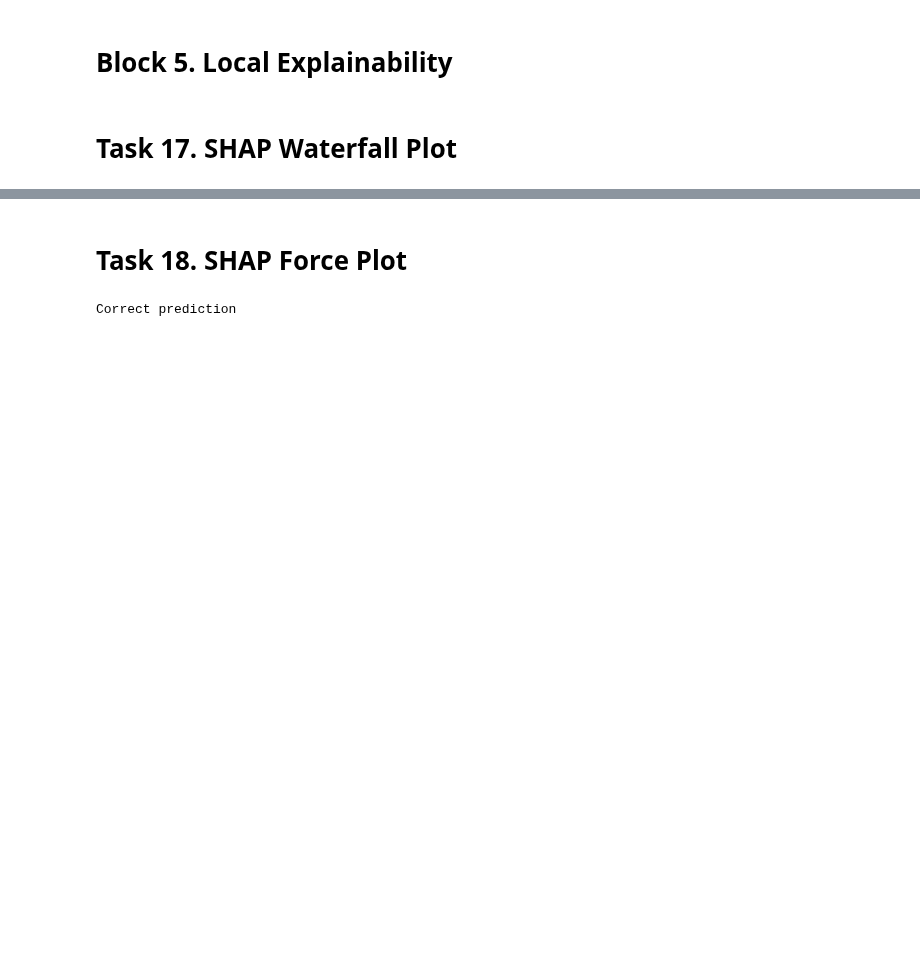
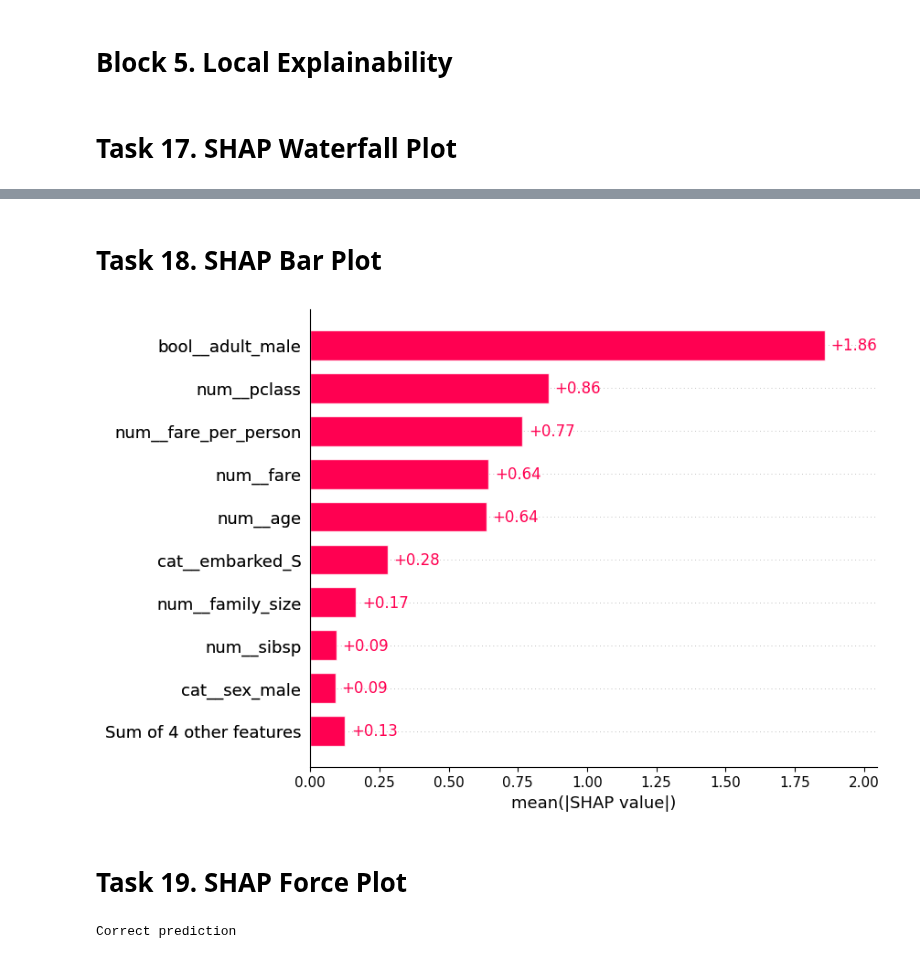
Before and after one commit to Oleksandr-Tonkonoh/explainable-ai-api, a Jupyter notebook: notebooks/Titanic.ipynb, the cells around one changed output, grey strips where cells are left out. Drawn from its saved outputs; the diff is of its cells as text; code cells hidden in the pictures; blank space fills up the shorter version.

```diff
--- a/notebooks/Titanic.ipynb
+++ b/notebooks/Titanic.ipynb
@@ -680,5 +680,11 @@ shap.plots.waterfall(shap_values[wrong_pos])
+# %% [markdown]
+# Task 18. SHAP Bar Plot
+# %%
+shap.plots.bar(shap_values)
+# %% [output]
+[figure, added]
 # %% [markdown]
-# Task 18. SHAP Force Plot
+# Task 19. SHAP Force Plot
 # %%
 correct_pos = np.where(pred == y_test)[0][0]
 print("Correct prediction")
```
Also changed, not shown: parts of 19 cells of this notebook.
